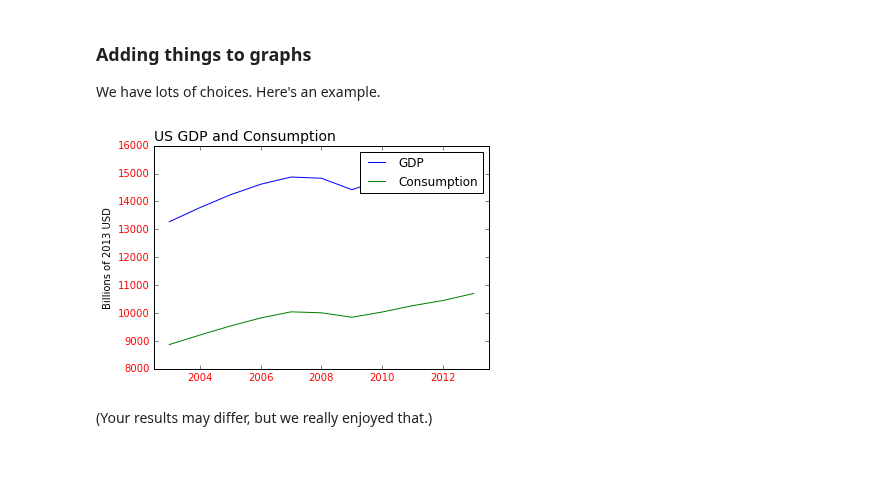
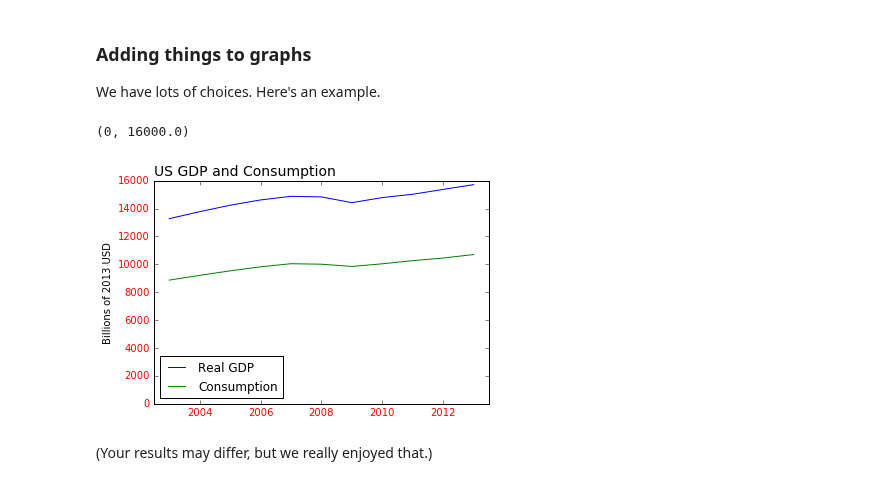
Before and after one commit to DaveBackus/Data_Bootcamp, a Jupyter notebook: Code/IPython/bootcamp_graphics_1.ipynb, the cells around one changed output. Saved outputs shown, nothing was run; the diff lists cells and outputs as text; code cells hidden in the pictures.

```diff
--- a/Code/IPython/bootcamp_graphics_1.ipynb
+++ b/Code/IPython/bootcamp_graphics_1.ipynb
@@ -376,14 +377,16 @@ We have lots of choices.  Here's an example.
 # %%
 fig, ax = plt.subplots()
 
 us.plot(ax=ax)
 ax.set_title('US GDP and Consumption', fontsize=14, loc='left')
 ax.set_ylabel('Billions of 2013 USD')
-ax.legend(['GDP', 'Consumption'])           # more descriptive variable names
-ax.set_xlim(2002.5, 2013.5)                 # shrink x axis limits
-ax.tick_params(labelcolor='red')            # change tick labels to red
+ax.legend(['Real GDP', 'Consumption'], loc=0)  # more descriptive variable names
+ax.set_xlim(2002.5, 2013.5)                    # expand x axis limits
+ax.tick_params(labelcolor='red')               # change tick labels to red
+ax.set_ylim(0)
 # %% [output]
+(0, 16000.0)
-[figure, old version]
+[figure, new version]
 # %% [markdown]
 (Your results may differ, but we really enjoyed that.)
 # %% [markdown]
```
Also changed, not shown: parts of 14 cells of this notebook.
